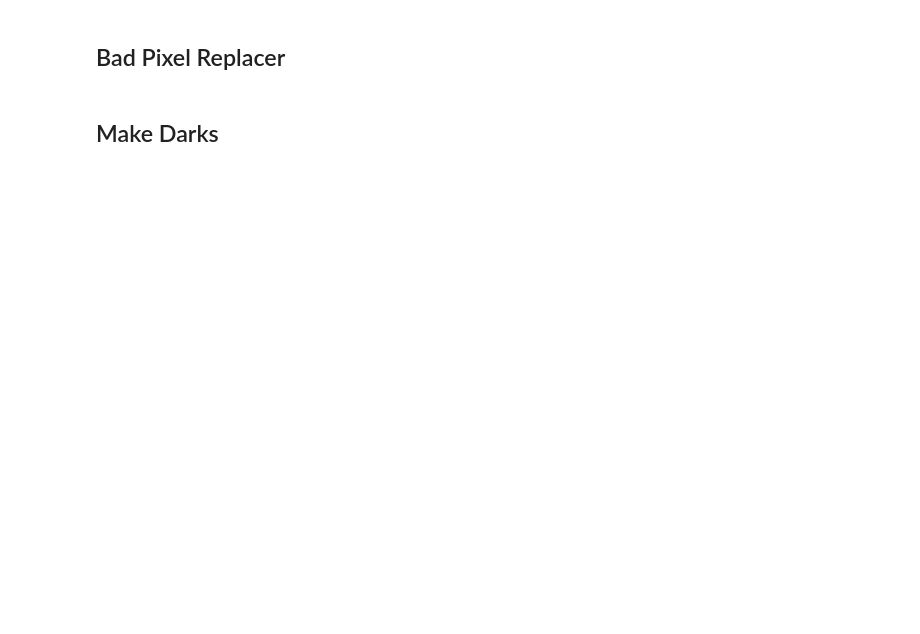
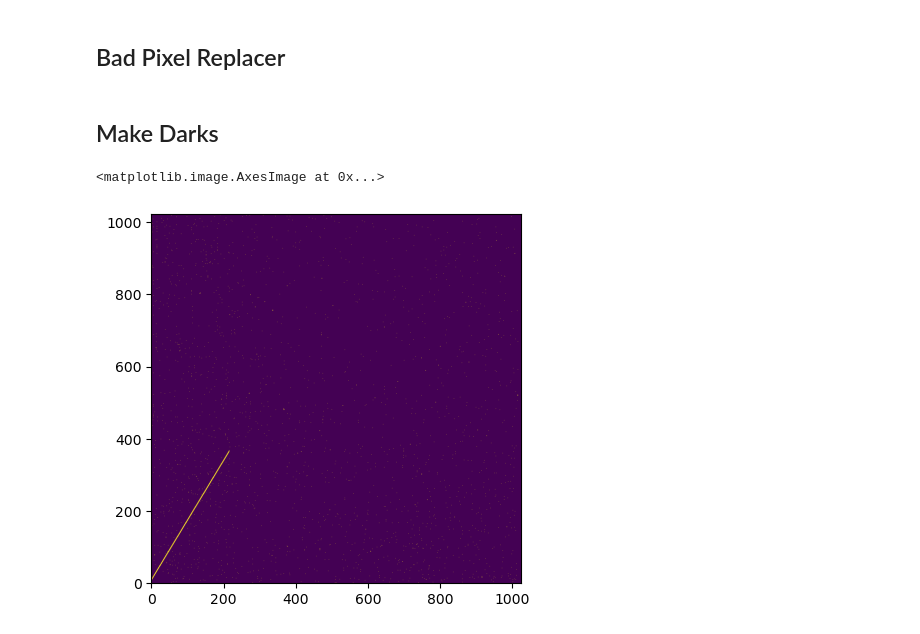
Before and after one commit to UCSB-Exoplanet-Polarimetry-Lab/NIRC2Pol-DPP, a Jupyter notebook: dark_reduction.ipynb, the cells around one changed output. Drawn from its saved outputs; the diff is of its cells as text; code cells hidden in the pictures; blank space fills up the shorter version.

```diff
--- a/dark_reduction.ipynb
+++ b/dark_reduction.ipynb
@@ -249,4 +225,8 @@ def make_sigma_clip_mask(image_data:np.array, n_sigma:float=9.0):
 # %%
-_mask_dir = Path.cwd() / Path('masks')
-maskfile = Path(_mask_dir) / Path('bad_pixel_mask_20230101.fits')
-NIRC2_bad_pixel_mask = AstroImage(fits_file=maskfile)            # from AstroImages or FITSIO
+mask_file = Path.cwd() / Path('masks') / Path('bad_pixel_mask_20230101.fits')
+NIRC2_bad_pixel_mask = AstroImage(fits_file=mask_file) # from AstroImages or FITSIO
+NIRC2_bad_pixel_mask.read()
+plt.imshow(NIRC2_bad_pixel_mask.data[0], origin='lower')
+# %% [output]
+<matplotlib.image.AxesImage at 0x...>
+[figure, added]
```
Also changed, not shown: parts of 35 cells of this notebook.
